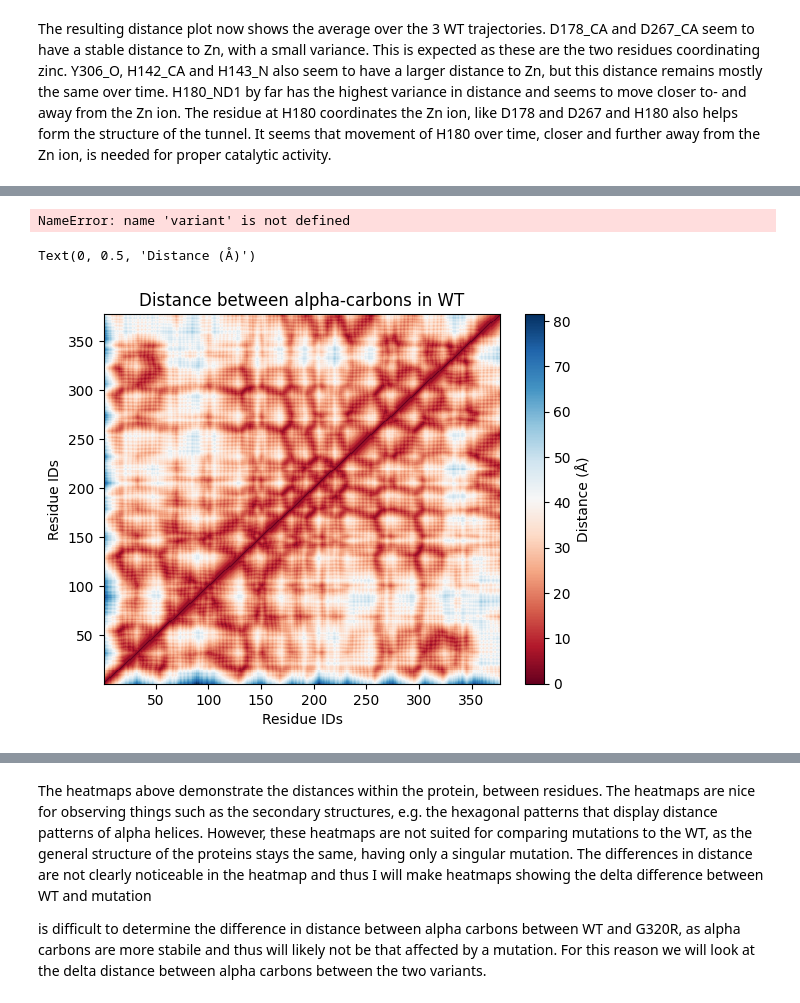
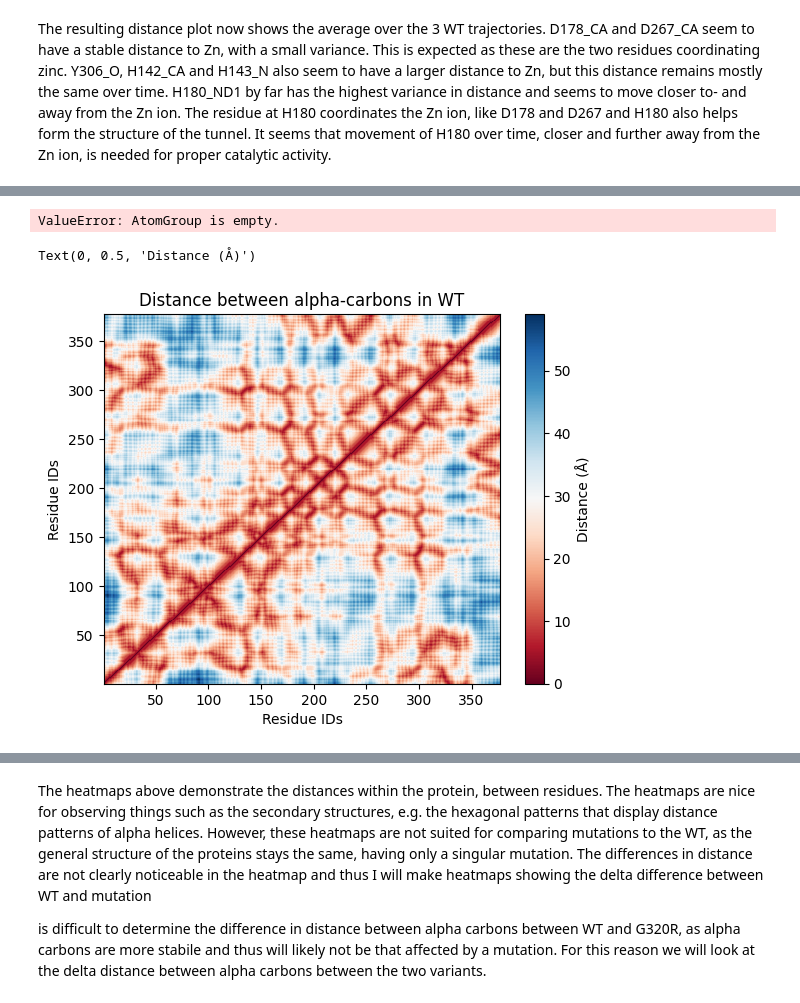
Before and after one commit to YamilaTimmer/molecular-dynamics-HDAC8, a Jupyter notebook: molecular-dynamics-HDAC8.ipynb, the cells around one changed output, grey strips where cells are left out. Drawn from its saved outputs; the diff is of its cells as text; code cells hidden in the pictures.

```diff
--- a/molecular-dynamics-HDAC8.ipynb
+++ b/molecular-dynamics-HDAC8.ipynb
@@ -723,50 +737,66 @@ H180R has to be done seperately as there is no ND1
 # %%
-dL_H180R_Y306 = calculate_dist(variant, "resid 306 and name O")
-dL_H180R_D178 = calculate_dist(variant, "resid 178 and name CA")
-dL_H180R_H142 = calculate_dist(variant, "resid 142 and name CA")
-dL_H180R_H143 = calculate_dist(variant, "resid 143 and name N")
-dL_H180R_D267 = calculate_dist(variant, "resid 267 and name CA")
+# H180R has to be done seperately as there is no ND1
 
-x = np.linspace(0, 250, len(dL_H180R_Y306))
+def zn_dist_avg_H180R(universe):
+    return {
+        "Y306_O": calculate_dist(universe, "resid 306 and name O"),
+        "D178_CA": calculate_dist(universe, "resid 178 and name CA"),
+        "H142_CA": calculate_dist(universe, "resid 142 and name CA"),
+        "H143_N": calculate_dist(universe, "resid 143 and name N"),
+        "D267_CA": calculate_dist(universe, "resid 267 and name CA"),
+    }
 
-plt.plot(x, dL_H180R_Y306, label = "Y306_O")
-plt.plot(x, dL_H180R_D178, label = "D178_CA")
-plt.plot(x, dL_H180R_H142, label = "H142_CA", color = "red")
-plt.plot(x, dL_H180R_H143, label = "H143_N")
-plt.plot(x, dL_H180R_D267, label = "D267_CA")
+H180R_0_dist = zn_dist_avg_H180R(H180R_0)
+H180R_1_dist = zn_dist_avg_H180R(H180R_1)
+H180R_2_dist = zn_dist_avg_H180R(H180R_2)
 
-plt.ylabel("residue --- Zn Distance (Å)")
-plt.xlabel("Time in ns")
-plt.ylim(bottom=0)
+avg_H180R_dist = {}
+
+for key in H180R_0_dist.keys():
+    avg_H180R_dist[key] = (
+        np.array(H180R_0_dist[key]) +
+        np.array(H180R_1_dist[key]) +
+        np.array(H180R_2_dist[key])
+    ) / 3.0
+
+
+x = np.linspace(0, 50, len(H180R_0_dist["Y306_O"]))
+
+plt.plot(x, H180R_0_dist["Y306_O"], label="Y306_O")
+plt.plot(x, H180R_0_dist["D178_CA"], label="D178_CA")
+plt.plot(x, H180R_0_dist["H142_CA"], label="H142_CA")
+plt.plot(x, H180R_0_dist["H143_N"], label="H143_N")
+plt.plot(x, H180R_0_dist["D267_CA"], label="D267_CA")
+
+plt.ylabel("Residue–Zn Distance (Å)")
+plt.xlabel("Time (ns)")
+plt.ylim(0, 15)
 plt.legend()
 plt.show()
 # %% [output]
-NameError: name 'variant' is not defined
+ValueError: AtomGroup is empty.
 # %%
 ca1 = WT_avg.select_atoms('name CA')
 n_ca1 = len(ca1)
 
-self_distances = distances.self_distance_array(ca.positions)
+self_distances = distances.self_distance_array(ca1.positions)
 sq_dist_arr = np.zeros((n_ca1, n_ca1))
 triu = np.triu_indices_from(sq_dist_arr, k=1)
 sq_dist_arr[triu] = self_distances
 sq_dist_arr.T[triu] = self_distances
 
 fig, ax = plt.subplots()
 im = ax.pcolor(ca1.resids, ca1.resids, sq_dist_arr)
 
-# add figure labels and titles
 plt.set_cmap("RdBu")
 plt.ylabel('Residue IDs')
 plt.xlabel('Residue IDs')
 plt.title('Distance between alpha-carbons in WT')
-
-# colorbar
 cbar = fig.colorbar(im)
 cbar.ax.set_ylabel('Distance (Å)')
 # %% [output]
 Text(0, 0.5, 'Distance (Å)')
-[figure, old version]
+[figure, new version]
 # %%
 ca2 = G320R_avg.select_atoms('name CA')
 n_ca2 = len(ca2)
```
Also changed, not shown: parts of 43 cells of this notebook, 4 other files.
